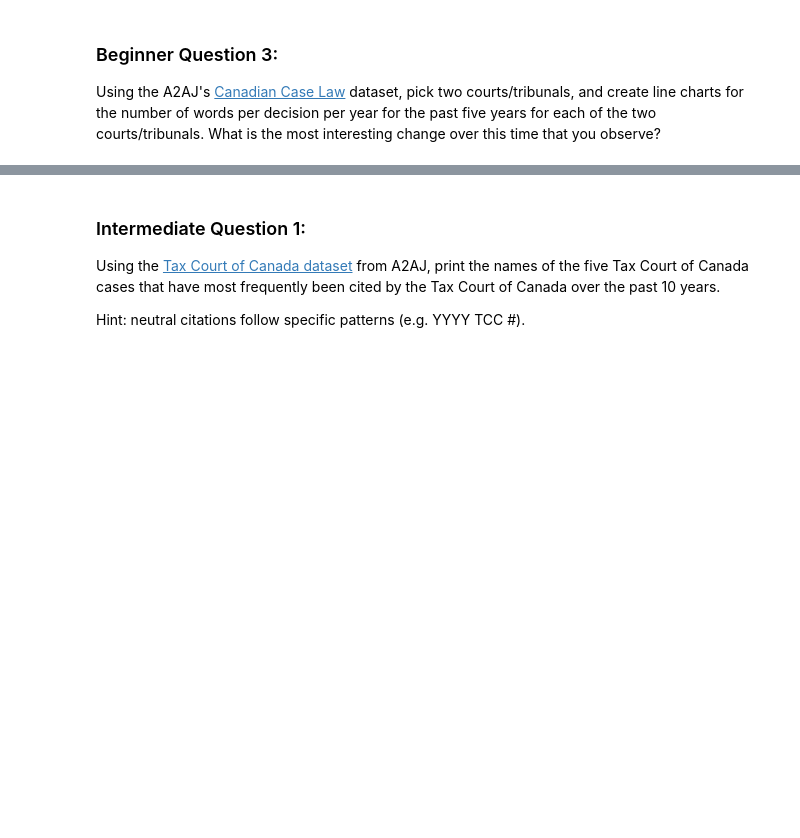
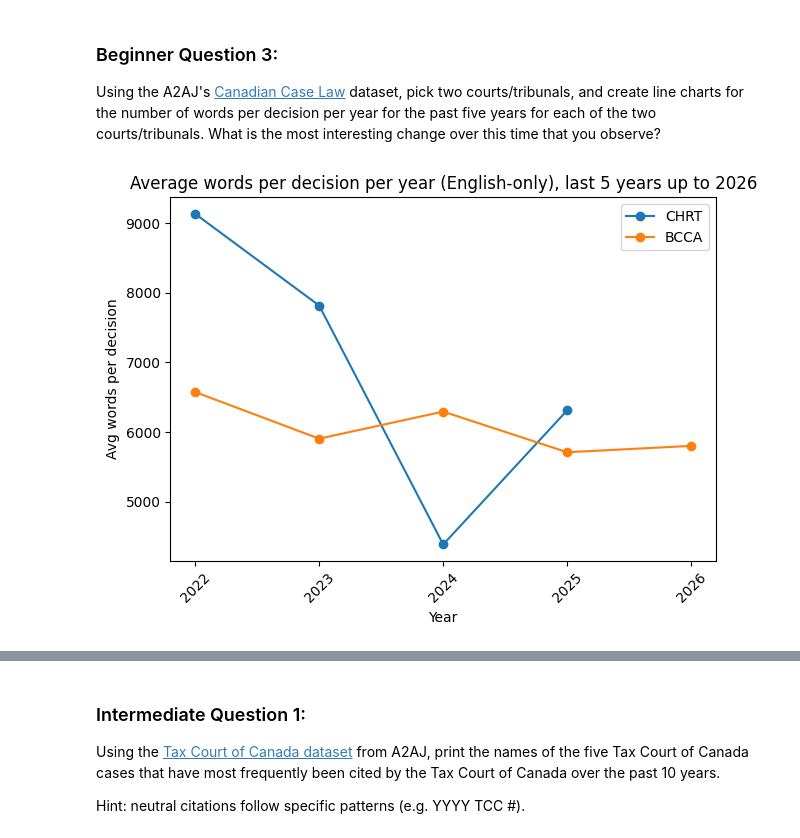
Before and after one commit to shahvezk79/legal_info_tech_w26, a Jupyter notebook: Module3_Assignment_w26.ipynb, the cells around one changed output, grey strips where cells are left out. Drawn from its saved outputs; the diff is of its cells as text; code cells hidden in the pictures; blank space fills up the shorter version.

```diff
--- a/Module3_Assignment_w26.ipynb
+++ b/Module3_Assignment_w26.ipynb
@@ -29,3 +116,80 @@ Using the [Canadian Human Rights Tribunal dataset](https://huggingface.co/datase
 ### Beginner Question 3:
 
 Using the A2AJ's [Canadian Case Law](https://huggingface.co/datasets/a2aj/canadian-case-law) dataset, pick two courts/tribunals, and create line charts for the number of words per decision per year for the past five years for each of the two courts/tribunals. What is the most interesting change over this time that you observe?
+# %%
+import pandas as pd
+import matplotlib.pyplot as plt
+
+CHRT_URL = "https://huggingface.co/datasets/a2aj/canadian-case-law/resolve/main/CHRT/train.parquet"
+BCCA_URL = "https://huggingface.co/datasets/a2aj/canadian-case-law/resolve/main/BCCA/train.parquet"
+
+def yearly_avg_words_english_only(parquet_url: str, label: str) -> pd.DataFrame:
+    df = pd.read_parquet(parquet_url)
+
+    date_col = "document_date_en"
+    text_col = "unofficial_text_en"
+
+    if date_col not in df.columns:
+        raise KeyError(f"{label}: missing {date_col}. Columns: {list(df.columns)}")
+    if text_col not in df.columns:
+        raise KeyError(f"{label}: missing {text_col}. Columns: {list(df.columns)}")
+
+    df[date_col] = pd.to_datetime(df[date_col], utc=True, errors="coerce")
+    df = df.dropna(subset=[date_col])
+
+    # English-only: drop empty/blank English text
+    text = df[text_col].fillna("").astype(str).str.strip()
+    df = df.loc[text.ne("")].copy()
+    text = text.loc[df.index]
+
+    df["year"] = df[date_col].dt.year
+    df["word_count"] = text.str.split().str.len()
+
+    out = (
+        df.groupby("year")["word_count"]
+        .agg(avg_words="mean", n_decisions="size")
+        .reset_index()
+    )
+    out["tribunal"] = label
+    return out
+
+chrt = yearly_avg_words_english_only(CHRT_URL, "CHRT")
+bcca = yearly_avg_words_english_only(BCCA_URL, "BCCA")
+
+# Define window: last 5 years up to latest year present across both (English dates only)
+max_year = int(max(chrt["year"].max(), bcca["year"].max()))
+years = list(range(max_year - 4, max_year + 1))
+
+chrt5 = chrt.loc[chrt["year"].isin(years)].set_index("year")
+bcca5 = bcca.loc[bcca["year"].isin(years)].set_index("year")
+
+# Reindex so missing years show as gaps
+chrt5 = chrt5.reindex(years)
+bcca5 = bcca5.reindex(years)
+
+# Optional: ignore years with too-few decisions (reduces noisy spikes)
+MIN_N = 5
+chrt_plot = chrt5["avg_words"].where(chrt5["n_decisions"] >= MIN_N)
+bcca_plot = bcca5["avg_words"].where(bcca5["n_decisions"] >= MIN_N)
+
+# Plot
+plt.figure()
+plt.plot(years, chrt_plot.values, marker="o", label="CHRT")
+plt.plot(years, bcca_plot.values, marker="o", label="BCCA")
+
+plt.title(f"Average words per decision per year (English-only), last 5 years up to {max_year}")
+plt.xlabel("Year")
+plt.ylabel("Avg words per decision")
+plt.xticks(years, rotation=45)
+plt.legend()
+plt.tight_layout()
+plt.show()
+
+# Quick sanity check printouts
+print("Years plotted:", years)
+print("\nCHRT decisions/year (English text, non-empty):")
+print(chrt5["n_decisions"])
+print("\nBCCA decisions/year (English text, non-empty):")
+print(bcca5["n_decisions"])
+# %% [output]
+[figure, added]
```
Also changed, not shown: parts of 15 cells of this notebook.
